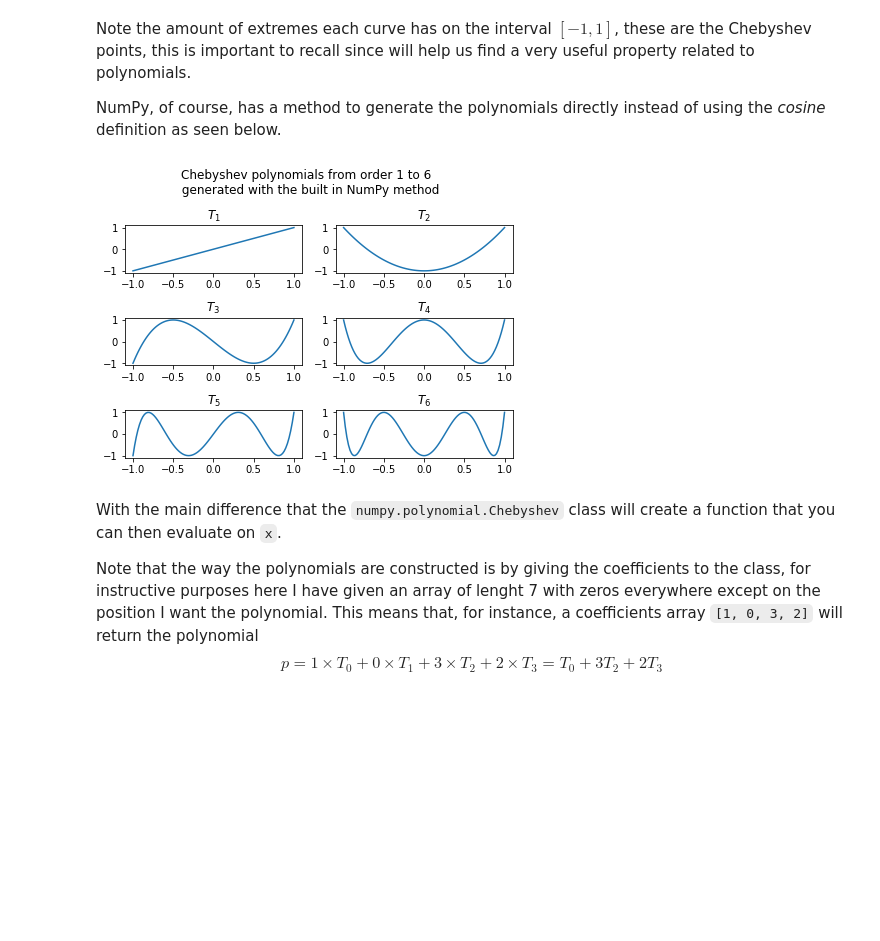
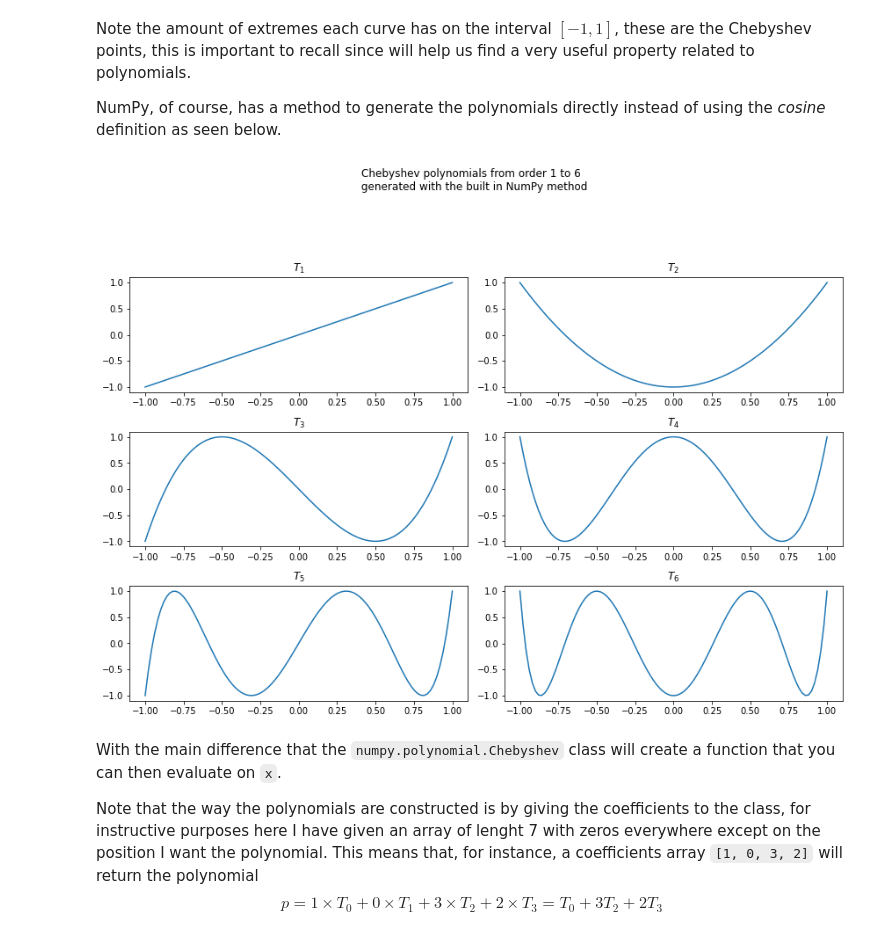
Before and after one commit to lmcj-xyz/approximation_theory, a Jupyter notebook: C3_Chebyshev_Polynomials_and_Series.ipynb, the cells around one changed output. Drawn from its saved outputs; the diff is of its cells as text; code cells hidden in the pictures; blank space fills up the shorter version.

```diff
--- a/C3_Chebyshev_Polynomials_and_Series.ipynb
+++ b/C3_Chebyshev_Polynomials_and_Series.ipynb
@@ -61,36 +61,31 @@ these are the Chebyshev points, this is important to recall since will help us f
 
 NumPy, of course, has a method to generate the polynomials directly instead of using the _cosine_ definition as seen below.
 # %%
-import numpy as np
-import matplotlib.pyplot as plt
-
-x = np.linspace(-1, 1, 100)
-
 t_1np = np.polynomial.Chebyshev(coef=[0, 1, 0, 0, 0, 0, 0])
 t_2np = np.polynomial.Chebyshev(coef=[0, 0, 1, 0, 0, 0, 0])
 t_3np = np.polynomial.Chebyshev(coef=[0, 0, 0, 1, 0, 0, 0])
 t_4np = np.polynomial.Chebyshev(coef=[0, 0, 0, 0, 1, 0, 0])
 t_5np = np.polynomial.Chebyshev(coef=[0, 0, 0, 0, 0, 1, 0])
 t_6np = np.polynomial.Chebyshev(coef=[0, 0, 0, 0, 0, 0, 1])
 
-fig, axs = plt.subplots(3, 2)
+fig, axs = plt.subplots(3, 2, figsize=(12, 8))
 fig.suptitle('Chebyshev polynomials from order 1 to 6 \n generated with the built in NumPy method', y=1.1)
 axs[0, 0].plot(x, t_1np(x))
 axs[0, 0].set_title(r'$T_1$')
 axs[0, 1].plot(x, t_2np(x))
 axs[0, 1].set_title(r'$T_2$')
 axs[1, 0].plot(x, t_3np(x))
 axs[1, 0].set_title(r'$T_3$')
 axs[1, 1].plot(x, t_4np(x))
 axs[1, 1].set_title(r'$T_4$')
 axs[2, 0].plot(x, t_5np(x))
 axs[2, 0].set_title(r'$T_5$')
 axs[2, 1].plot(x, t_6np(x))
 axs[2, 1].set_title(r'$T_6$')
 fig.tight_layout()
 plt.show()
 # %% [output]
-[figure, old version]
+[figure, new version]
 # %% [markdown]
 With the main difference that the `numpy.polynomial.Chebyshev` class will create a function that you can then evaluate on `x`.
 
```
Also changed, not shown: parts of 14 cells of this notebook.
